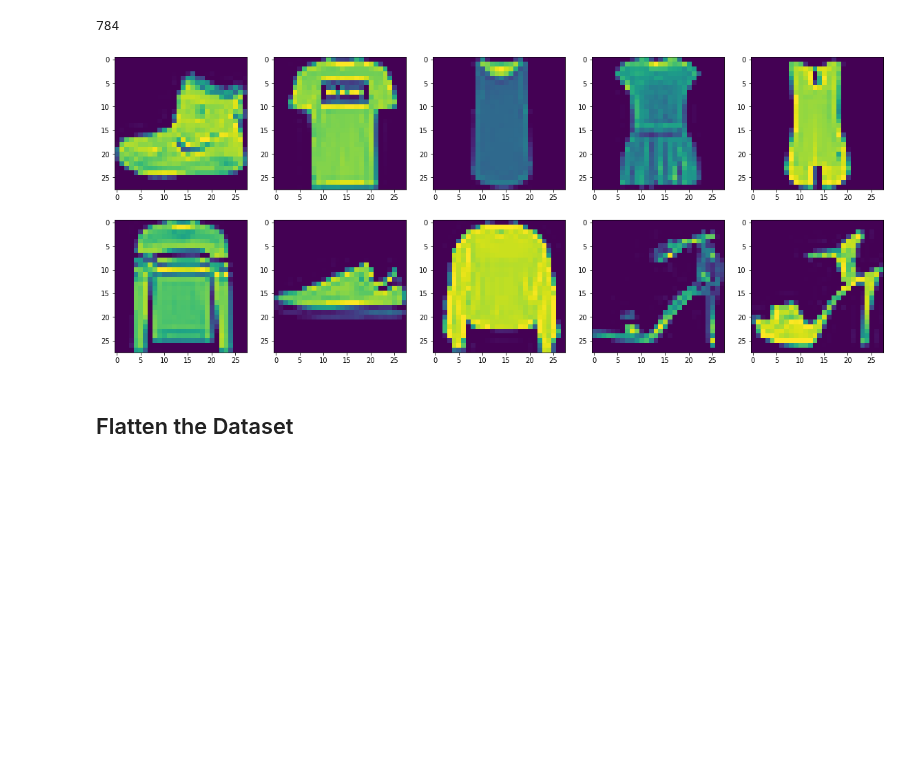
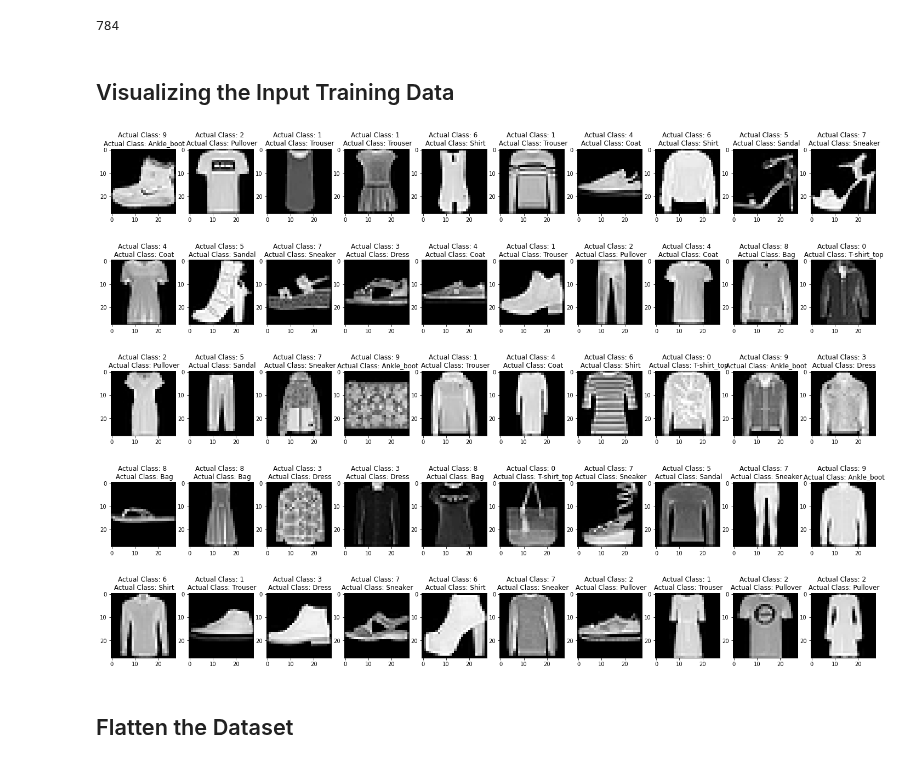
Before and after one commit to yeshesmeka/fashion-mnist, a Jupyter notebook: fashion_mnist.ipynb, the cells around one changed output. Saved outputs shown, nothing was run; the diff lists cells and outputs as text; code cells hidden in the pictures; blank space fills up the shorter version.

```diff
--- a/fashion_mnist.ipynb
+++ b/fashion_mnist.ipynb
@@ -46,15 +48,18 @@ x_1 = x_train[[0]].reshape(1, 28*28)
 len(x_1[0])
 # %% [output]
 784
+# %% [markdown]
+## Visualizing the Input Training Data
 # %%
-plt.figure(figsize=[20,8])
+plt.figure(figsize=[25,18])
 
-for i in range(10):
-    plt.subplot(2, 5, i+1)
-    plt.imshow(x_train[[i]][0])
+for i in range(50):
+    plt.subplot(5, 10, i+1)
+    plt.imshow(x_train[[i]][0], cmap='gray')
+    plt.title(f'Actual Class: {y_test[i]} \n Actual Class: {CLASS_LABELS[y_test[i]]}')
 #     plt.show()
 # %% [output]
-[figure, old version]
+[figure, new version]
 # %% [markdown]
 ## Flatten the Dataset
 # %%
```
Also changed, not shown: parts of 40 cells of this notebook, 3 other files.
